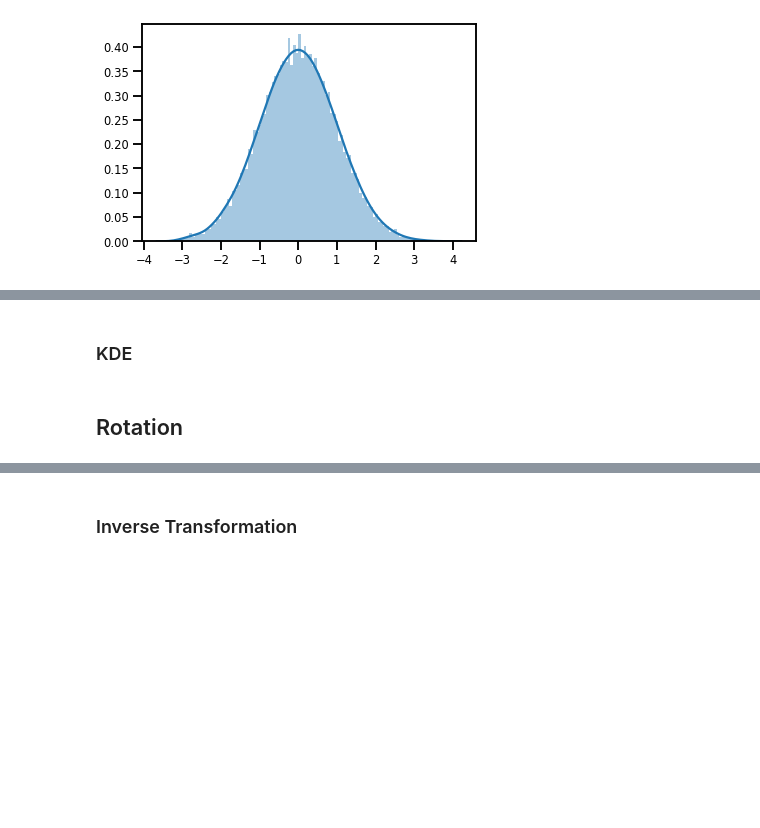
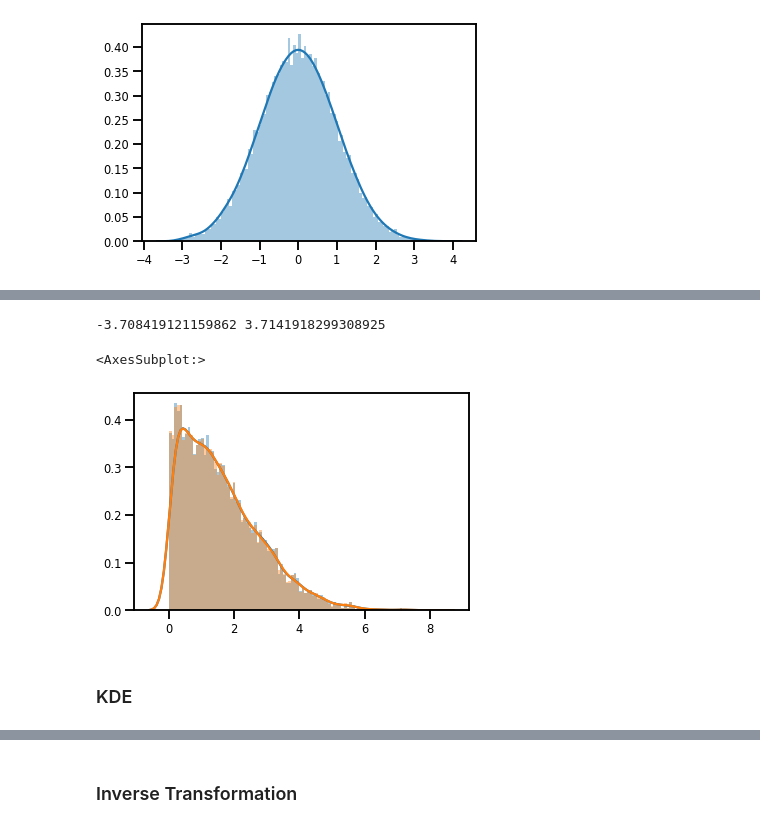
Before and after one commit to IPL-UV/rbig_jax, a Jupyter notebook: notebooks/rbig_algorithm_scratch.ipynb, the cells around one changed output, grey strips where cells are left out. Drawn from its saved outputs; the diff is of its cells as text; code cells hidden in the pictures; blank space fills up the shorter version.

```diff
--- a/notebooks/rbig_algorithm_scratch.ipynb
+++ b/notebooks/rbig_algorithm_scratch.ipynb
@@ -205,3 +214,12 @@ sns.distplot(X_approx, bins=100)
+# %%
+X_approx = inverse_gaussianize_transform_constrained(X_g, gauss_params, get_gauss_params_hist)
+
+sns.distplot(X_approx, bins=100)
+sns.distplot(X_marg, bins=100)
+# %% [output]
+-3.708419121159862 3.7141918299308925
+<AxesSubplot:>
+[figure, added]
 # %% [markdown]
 ### KDE
 # %%
@@ -210,5 +228,3 @@ X_u, X_ldj, kde_params = get_kde_params(X_marg, support_extension=10, precision=
 X_g = invgauss_forward_transform(X_u)
 
 sns.distplot(X_g, bins=100)
-# %% [markdown]
-## Rotation
```
Also changed, not shown: parts of 111 cells of this notebook, 22 other files.
